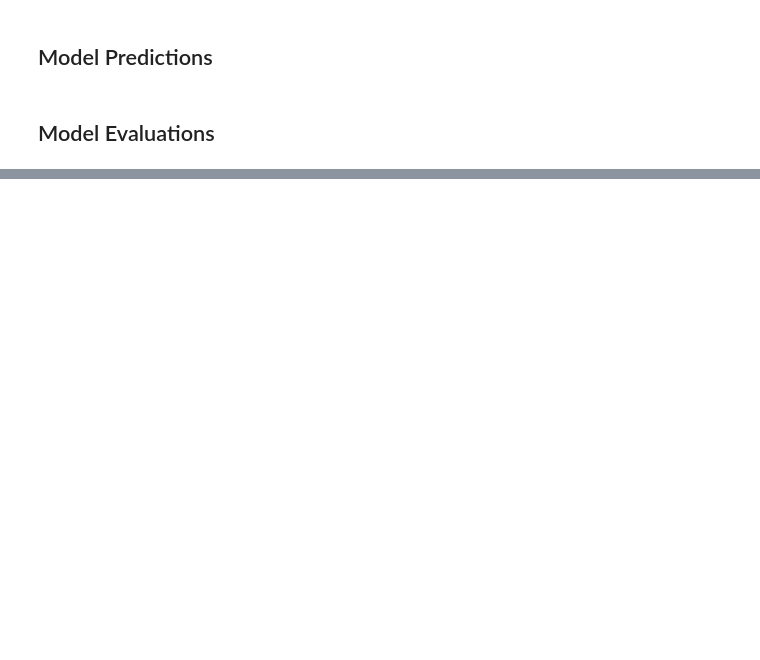
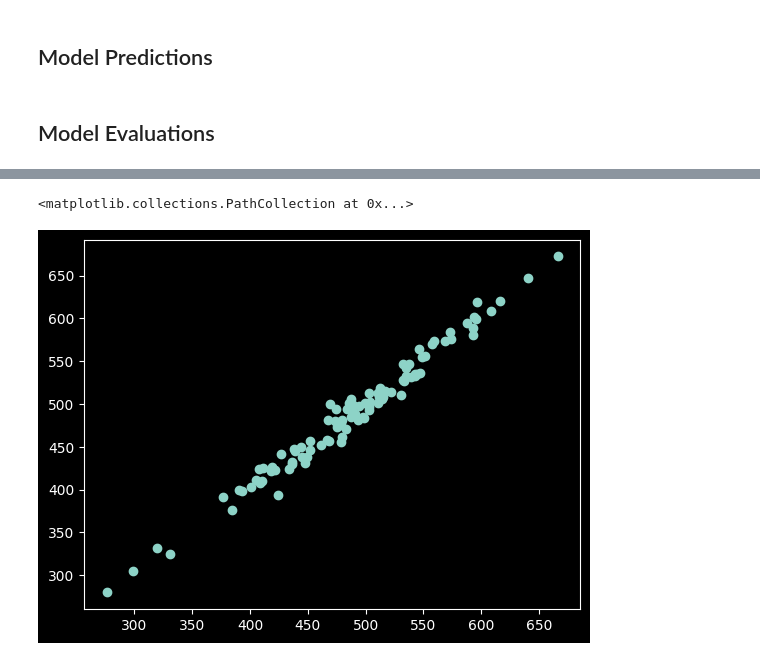
Before and after one commit to quantumudit/Ecommerce-Customer-Analysis, a Jupyter notebook: notebooks/03_modelling_experiments.ipynb, the cells around one changed output, grey strips where cells are left out. Cells and saved outputs as stored; diff of their text form; code cells hidden in the pictures; blank space fills up the shorter version.

```diff
--- a/notebooks/03_modelling_experiments.ipynb
+++ b/notebooks/03_modelling_experiments.ipynb
@@ -91,0 +118,5 @@ test_eval_metrics = regression_metrics(y_test, y_test_preds, X_test.shape)
+# %%
+plt.scatter(y_test, y_test_preds)
+# %% [output]
+<matplotlib.collections.PathCollection at 0x...>
+[figure, added]
```
Also changed, not shown: parts of 15 cells of this notebook.
